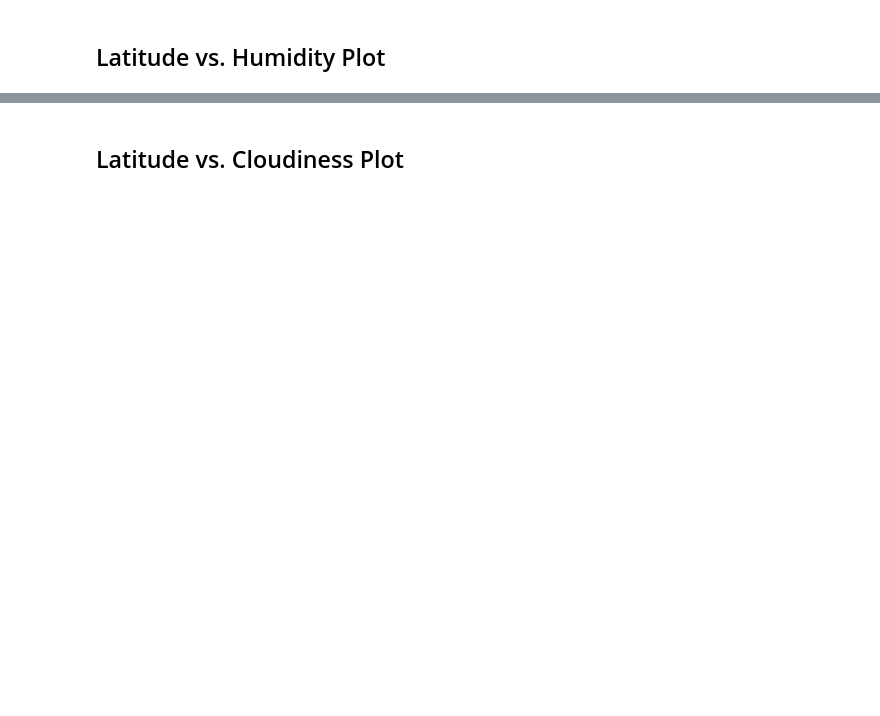
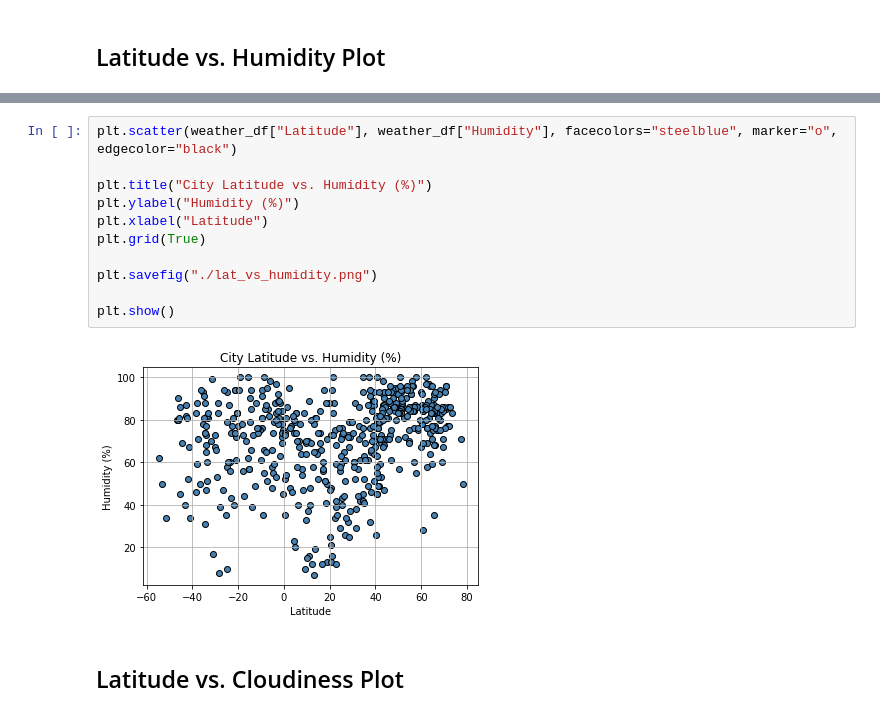
Before and after one commit to estherkim0998/Python-API, a Jupyter notebook: WeatherPy/WeatherPy.ipynb, the cells around one changed output, grey strips where cells are left out. Saved outputs shown, nothing was run; the diff lists cells and outputs as text; blank space fills up the shorter version.

```diff
--- a/WeatherPy/WeatherPy.ipynb
+++ b/WeatherPy/WeatherPy.ipynb
@@ -157,2 +251,15 @@ Int64Index([], dtype='int64')
+# %%
+plt.scatter(weather_df["Latitude"], weather_df["Humidity"], facecolors="steelblue", marker="o", edgecolor="black")
+
+plt.title("City Latitude vs. Humidity (%)")
+plt.ylabel("Humidity (%)")
+plt.xlabel("Latitude")
+plt.grid(True)
+
+plt.savefig("./lat_vs_humidity.png")
+
+plt.show()
+# %% [output]
+[figure, added]
 # %% [markdown]
 ## Latitude vs. Cloudiness Plot
```
Also changed, not shown: parts of 41 cells of this notebook, 18 other files.
